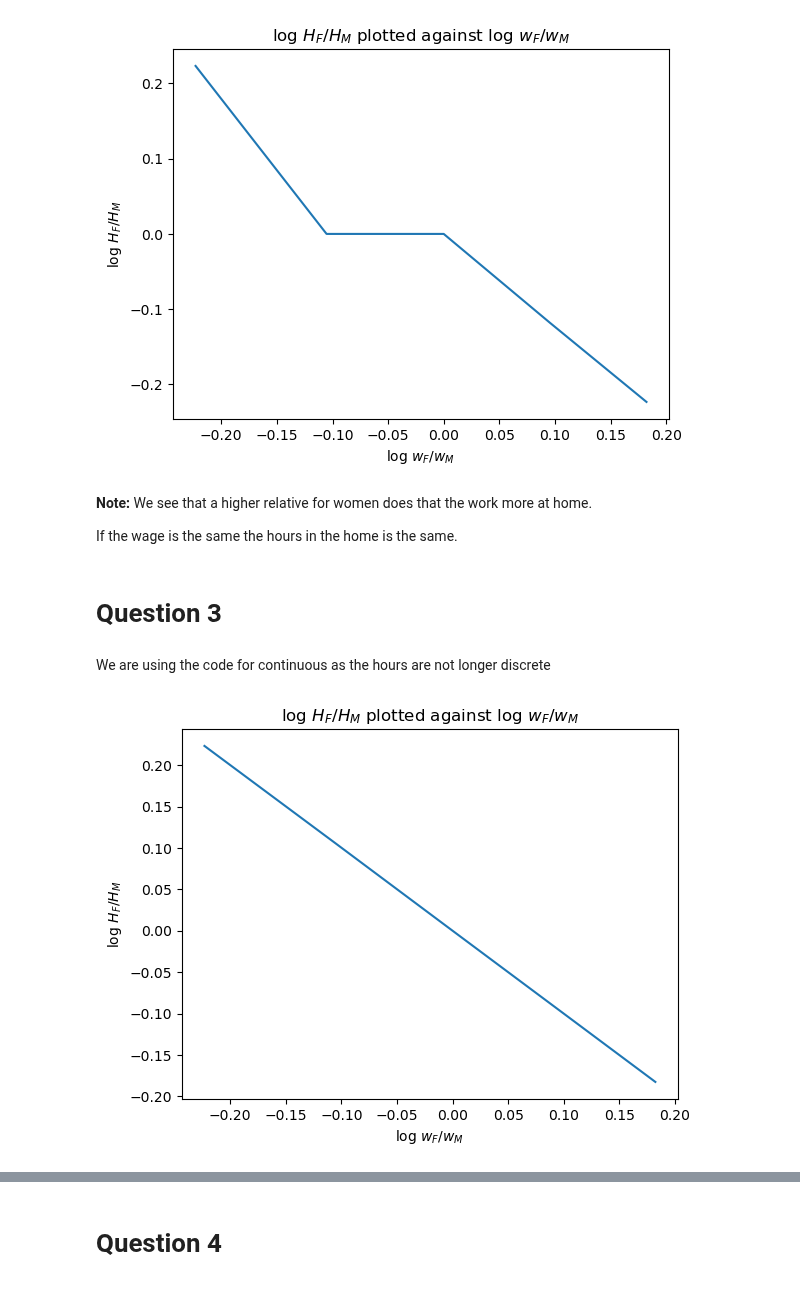
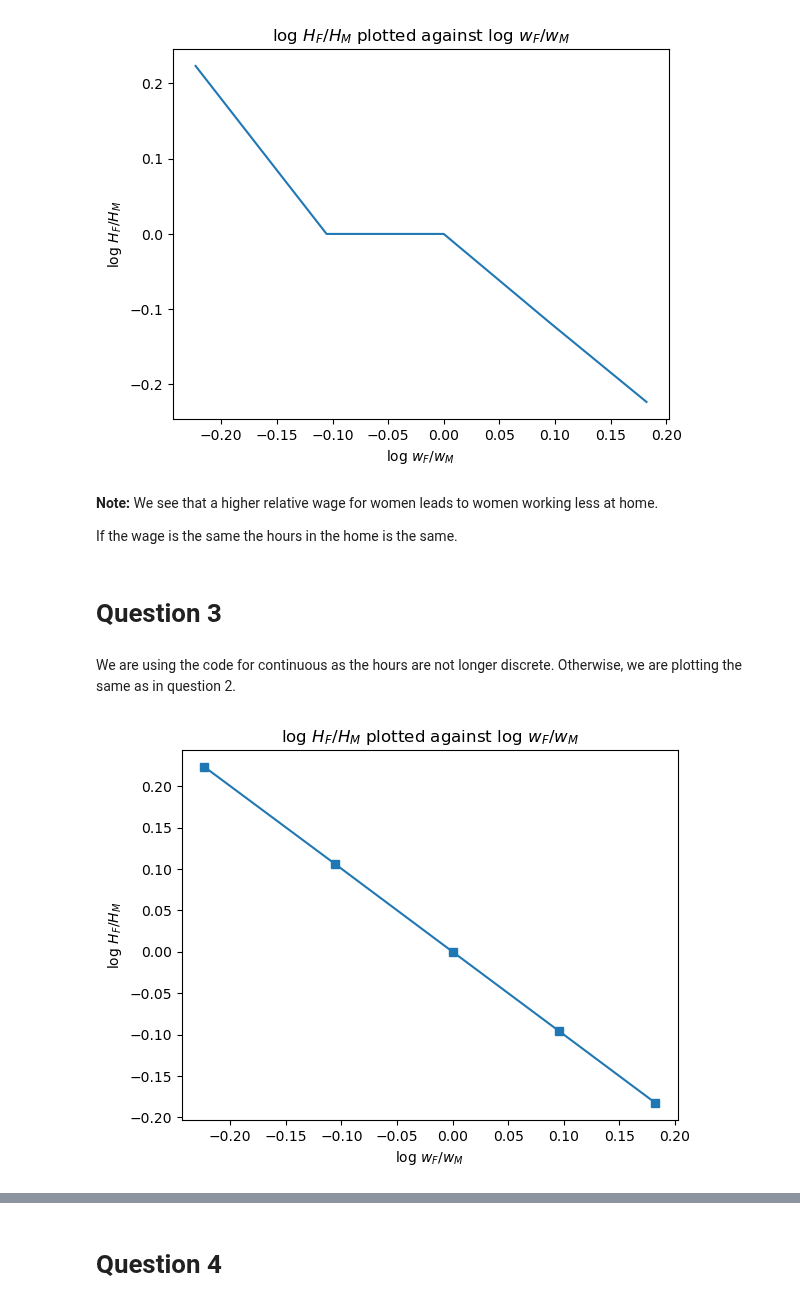
Before and after one commit to NumEconCopenhagen/projects-2023-andershuus_christianfogel, a Jupyter notebook: inauguralproject/inauguralproject.ipynb, the cells around one changed output, grey strips where cells are left out. Drawn from its saved outputs; the diff is of its cells as text; code cells hidden in the pictures.

```diff
--- a/inauguralproject/inauguralproject.ipynb
+++ b/inauguralproject/inauguralproject.ipynb
@@ -67,25 +59,26 @@ ax.set_ylabel('log $H_F/H_M$'); #labelling y-axis
 # %% [output]
 [figure]
 # %% [markdown]
-**Note:** We see that a higher relative for women does that the work more at home.
+**Note:** We see that a higher relative wage for women leads to women working less at home.
 
 If the wage is the same the hours in the home is the same.
 # %% [markdown]
 # Question 3
 # %% [markdown]
-We are using the code for continuous as the hours are not longer discrete
+We are using the code for continuous as the hours are not longer discrete. Otherwise, we are plotting the same as in question 2.
 # %%
 # a. create the figure
 fig = plt.figure()
 
 # b. plot
 ax = fig.add_subplot(1,1,1)
-ax.plot(np.log(hsm.par.wF_vec),hsm.solve_wF_vec(discrete=False))
 #We call discrete = False, because we want it to use the continous solving method.
+ax.plot(np.log(hsm.par.wF_vec),hsm.solve_wF_vec(discrete=False),marker='s')
+
 
 ax.set_title('log $H_F/H_M$ plotted against log $w_F/w_M$') #set title
 ax.set_xlabel('log $w_F/w_M$') #labelling x-axis
 ax.set_ylabel('log $H_F/H_M$'); #labelling y-axis
 # %% [output]
-[figure, old version]
+[figure, new version]
 # %% [markdown]
```
Also changed, not shown: parts of 15 cells of this notebook, 2 other files.
